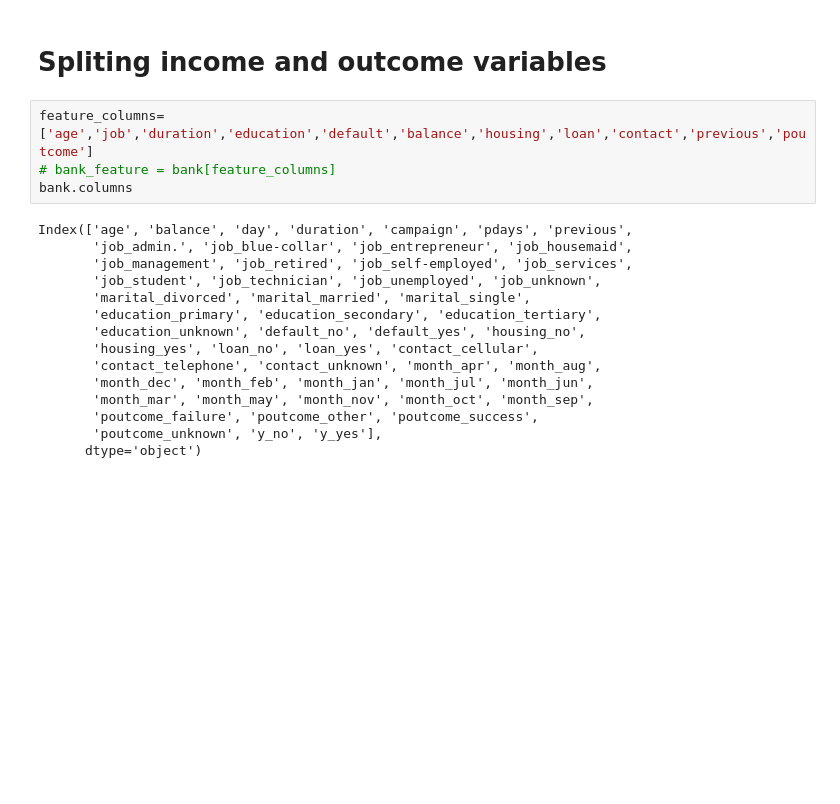
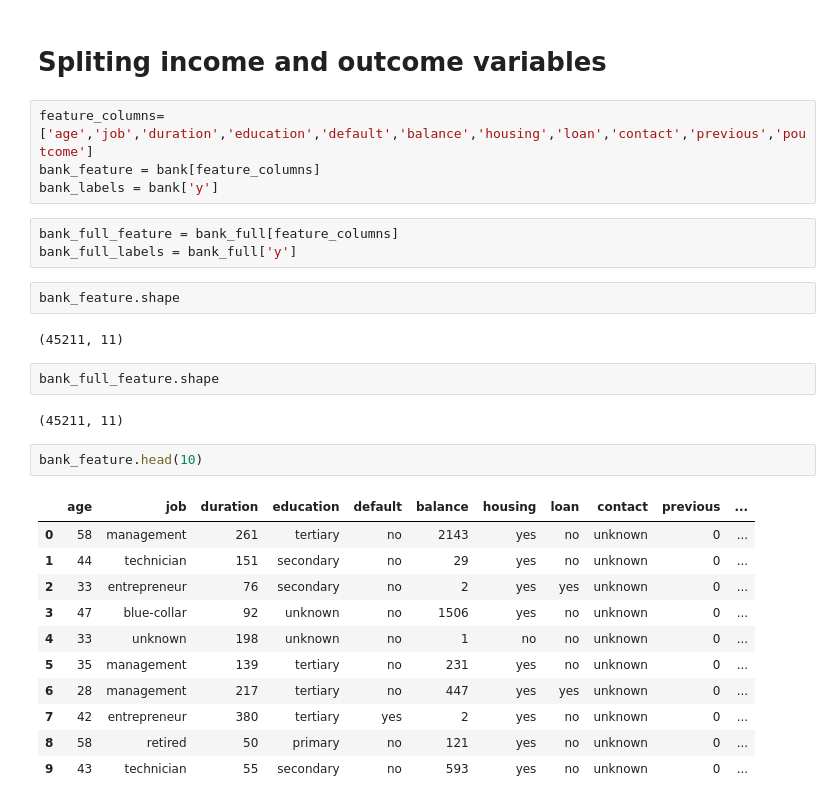
Before and after one commit to bilaalmunir/PRODIGY-DS-03, a Jupyter notebook: prodigy-ds-03.ipynb, the cells around one changed output. Saved outputs shown, nothing was run; the diff lists cells and outputs as text; blank space fills up the shorter version.

```diff
--- a/prodigy-ds-03.ipynb
+++ b/prodigy-ds-03.ipynb
@@ -194,20 +155,30 @@ Index(['age', 'job', 'marital', 'education', 'default', 'balance', 'housing',
 # Spliting income and outcome variables
 # %%
 feature_columns= ['age','job','duration','education','default','balance','housing','loan','contact','previous','poutcome']
-# bank_feature = bank[feature_columns]
-bank.columns
+bank_feature = bank[feature_columns]
+bank_labels = bank['y']
-# %% [output]
-Index(['age', 'balance', 'day', 'duration', 'campaign', 'pdays', 'previous',
-       'job_admin.', 'job_blue-collar', 'job_entrepreneur', 'job_housemaid',
-       'job_management', 'job_retired', 'job_self-employed', 'job_services',
-       'job_student', 'job_technician', 'job_unemployed', 'job_unknown',
-       'marital_divorced', 'marital_married', 'marital_single',
-       'education_primary', 'education_secondary', 'education_tertiary',
-       'education_unknown', 'default_no', 'default_yes', 'housing_no',
-       'housing_yes', 'loan_no', 'loan_yes', 'contact_cellular',
-       'contact_telephone', 'contact_unknown', 'month_apr', 'month_aug',
-       'month_dec', 'month_feb', 'month_jan', 'month_jul', 'month_jun',
-       'month_mar', 'month_may', 'month_nov', 'month_oct', 'month_sep',
-       'poutcome_failure', 'poutcome_other', 'poutcome_success',
-       'poutcome_unknown', 'y_no', 'y_yes'],
-      dtype='object')
+# %%
+bank_full_feature = bank_full[feature_columns]
+bank_full_labels = bank_full['y']
+# %%
+bank_feature.shape
+# %% [output]
+(45211, 11)
+# %%
+bank_full_feature.shape
+# %% [output]
+(45211, 11)
+# %%
+bank_feature.head(10)
+# %% [output]
+|  | age | job | duration | education | default | balance | housing | loan | contact | previous | ... |
+| 0 | 58 | management | 261 | tertiary | no | 2143 | yes | no | unknown | 0 | ... |
+| 1 | 44 | technician | 151 | secondary | no | 29 | yes | no | unknown | 0 | ... |
+| 2 | 33 | entrepreneur | 76 | secondary | no | 2 | yes | yes | unknown | 0 | ... |
+| 3 | 47 | blue-collar | 92 | unknown | no | 1506 | yes | no | unknown | 0 | ... |
+| 4 | 33 | unknown | 198 | unknown | no | 1 | no | no | unknown | 0 | ... |
+| 5 | 35 | management | 139 | tertiary | no | 231 | yes | no | unknown | 0 | ... |
+| 6 | 28 | management | 217 | tertiary | no | 447 | yes | yes | unknown | 0 | ... |
+| 7 | 42 | entrepreneur | 380 | tertiary | yes | 2 | yes | no | unknown | 0 | ... |
+| 8 | 58 | retired | 50 | primary | no | 121 | yes | no | unknown | 0 | ... |
+| 9 | 43 | technician | 55 | secondary | no | 593 | yes | no | unknown | 0 | ... |
```
Also changed, not shown: parts of 11 cells of this notebook, 1 other file.
